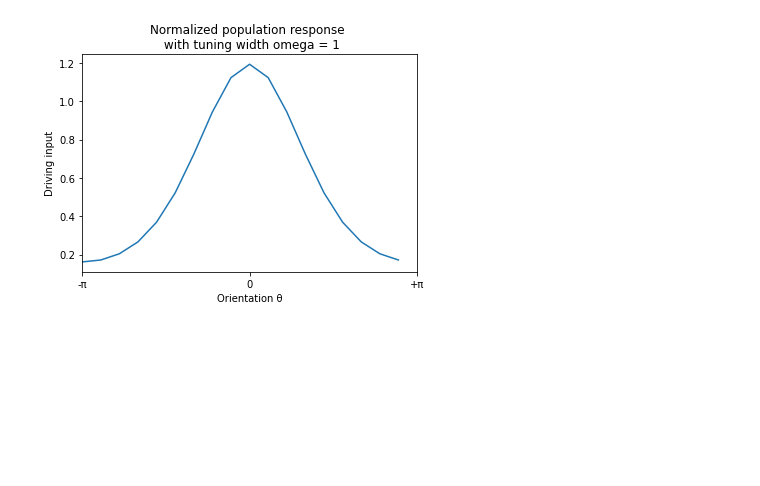
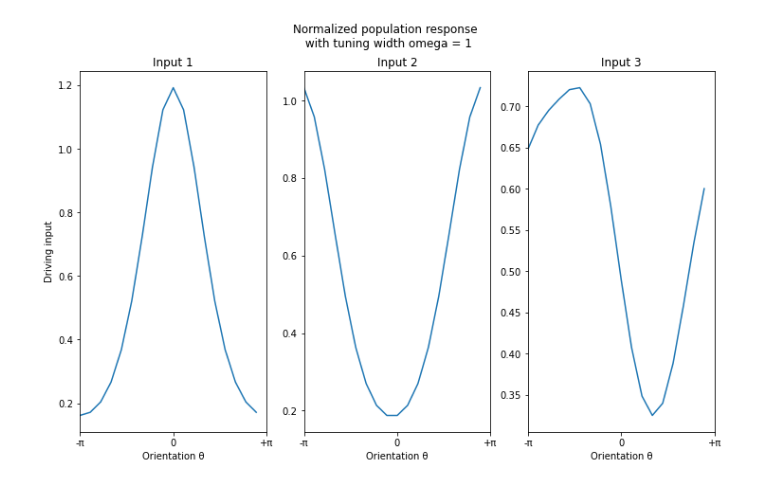
Before and after one commit to aaron23pueschel/Memory-Generalization-Model, a Jupyter notebook: ML_decoding_as_function_tuning_width/Narrow.ipynb, the cells around one changed output. Cells and saved outputs as stored; diff of their text form; code cells hidden in the pictures; blank space fills up the shorter version.

Commit message:
Added additional inputs

```diff
--- a/ML_decoding_as_function_tuning_width/Narrow.ipynb
+++ b/ML_decoding_as_function_tuning_width/Narrow.ipynb
@@ -4,12 +4,18 @@ import Model as model
 import matplotlib.pyplot as plt
 import numpy as np
 # %%
-input =[0,0,0,0,0,0,0,0,0,1,0,0,0,0,0,0,0,0]
+one_input =[0,0,0,0,0,0,0,0,0,1,0,0,0,0,0,0,0,0]
+two_inputs = [0,1,0,0,0,0,0,0,0,0,0,0,0,0,0,0,1,0]
+spread_inputs = [1,0,1,0,0,1,1,0,1,0,0,0,0,0,0,0,1,0]
 
 ## Uncomment below for a random vector
 #input_len = 100
 #density = .1
-#input = model.generate_input_vector(input_len,density) ## (number of elements in vector, density of vector)
+#one_input = model.generate_input_vector(input_len,density) ## (number of elements in vector, density of vector)
+#two_inputs = model.generate_input_vector(input_len,density) ## (number of elements in vector, density of vector)
+#spread_inputs = model.generate_input_vector(input_len,density) ## (number of elements in vector, density of vector)
+
+all_inputs = [one_input,two_inputs,spread_inputs]
 # %%
 
 ## Model parameters
@@ -18,34 +24,53 @@ T = 10                  ## Time T parameter (bays eqn 4)
 gain_gamma = 10         ## gain parameter Gamma (eqn 2).
 # %%
 
-Test_layer = model.Sensory_Layer(number_of_neurons=len(input),omega = omega)
+Test_layer_one_input = model.Sensory_Layer(number_of_neurons=len(one_input),omega = omega)
+Test_layer_two_inputs = model.Sensory_Layer(number_of_neurons=len(two_inputs),omega = omega)
+Test_layer_spread_inputs = model.Sensory_Layer(number_of_neurons=len(spread_inputs),omega = omega)
+layers = [Test_layer_one_input,Test_layer_two_inputs,Test_layer_spread_inputs]
+output = []
+for i in range (0,len(layers)):
+    ### This is the f_ij matrix
+    unnormalized_response_matrix = layers[i].generate_output(all_inputs[i],plot=False,set_normalized_matrix=False,normalize=False)
+    population_response_unormalized = layers[i].population_response(unnormalized_response_matrix)
 
-### This is the f_ij matrix
-unnormalized_response_matrix = Test_layer.generate_output(input,plot=False,set_normalized_matrix=False,normalize=False)
-population_response_unormalized = Test_layer.population_response(unnormalized_response_matrix)
+    ### This is the r_ij matrix
+    normalized_response_matrix = layers[i].generate_output(all_inputs[i],plot=False,set_normalized_matrix=True,normalize=True,gain_gamma=gain_gamma)
+    population_response_normalized = layers[i].population_response(normalized_response_matrix)
 
-### This is the r_ij matrix
-normalized_response_matrix = Test_layer.generate_output(input,plot=False,set_normalized_matrix=True,normalize=True,gain_gamma=gain_gamma)
-population_response_normalized = Test_layer.population_response(normalized_response_matrix)
+    out = [unnormalized_response_matrix,population_response_unormalized,normalized_response_matrix,population_response_normalized]
+    output.append(out)
 
-plt.plot(population_response_normalized)
-plt.title("Normalized population response \n with tuning width omega = "+str(omega))
-plt.xlim(0,len(input))
-plt.ylabel("Driving input")
-plt.xlabel("Orientation θ")
-plt.xticks([0,int(len(input)/2),len(input)],["-π",0,"+π"])
-plt.show()
-plt.plot(normalized_response_matrix)
-plt.title("Normalized neural responses to input \n with tuning width omega = "+str(omega))
-plt.ylabel("Driving input")
-plt.xlabel("Orientation θ")
-plt.xticks([0,int(len(input)/2),len(input)],["-π",0,"+π"])
-plt.show()
 
-plt.plot(input)
-plt.title("Input to model")
-plt.yticks([0,1])
-plt.xticks([0,int(len(input)/2),len(input)],["-π",0,"+π"])
-plt.show()
+
+fig, axs = plt.subplots(1, 3,figsize=(12,7))
+fig.suptitle("Normalized population response \n with tuning width omega = "+str(omega))
+axs[0].set_ylabel("Driving input")
+for i in range(0,3):
+    axs[i].plot(output[i][3])
+    axs[i].set_title("Input "+ str(i+1))
+    axs[i].set_xlim(0,len(all_inputs[i]))
+    axs[i].set_xlabel("Orientation θ")
+    axs[i].set_xticks([0,int(len(all_inputs[i])/2),len(all_inputs[i])])
+    axs[i].set_xticklabels(["-π",0,"+π"])
+
+fig, axs = plt.subplots(1, 3,figsize=(12,7))
+fig.suptitle("Normalized neural responses to input \n with tuning width omega = "+str(omega))
+axs[0].set_ylabel("Driving input")
+for i in range(0,3):
+    axs[i].plot(output[i][2])
+    axs[i].set_title("Input "+str(i+1))
+    axs[i].set_xlabel("Orientation θ")
+    axs[i].set_xticks([0,int(len(all_inputs[i])/2),len(all_inputs[i])])
+    axs[i].set_xticklabels(["-π",0,"+π"])
+
+fig, axs = plt.subplots(1, 3,figsize=(12,5))
+fig.suptitle("Input to model")
+for i in range(0,3):
+    axs[i].plot(all_inputs[i])
+    axs[i].set_title("Input "+ str(i+1))
+    axs[i].set_yticks([0,1])
+    axs[i].set_xticks([0,int(len(all_inputs[i])/2),len(all_inputs[i])])
+    axs[i].set_xticklabels(["-π",0,"+π"])
 # %% [output]
-[figure, old version]
+[figure, new version]
```
Also changed, not shown: parts of 6 cells of this notebook, 4 other files.
